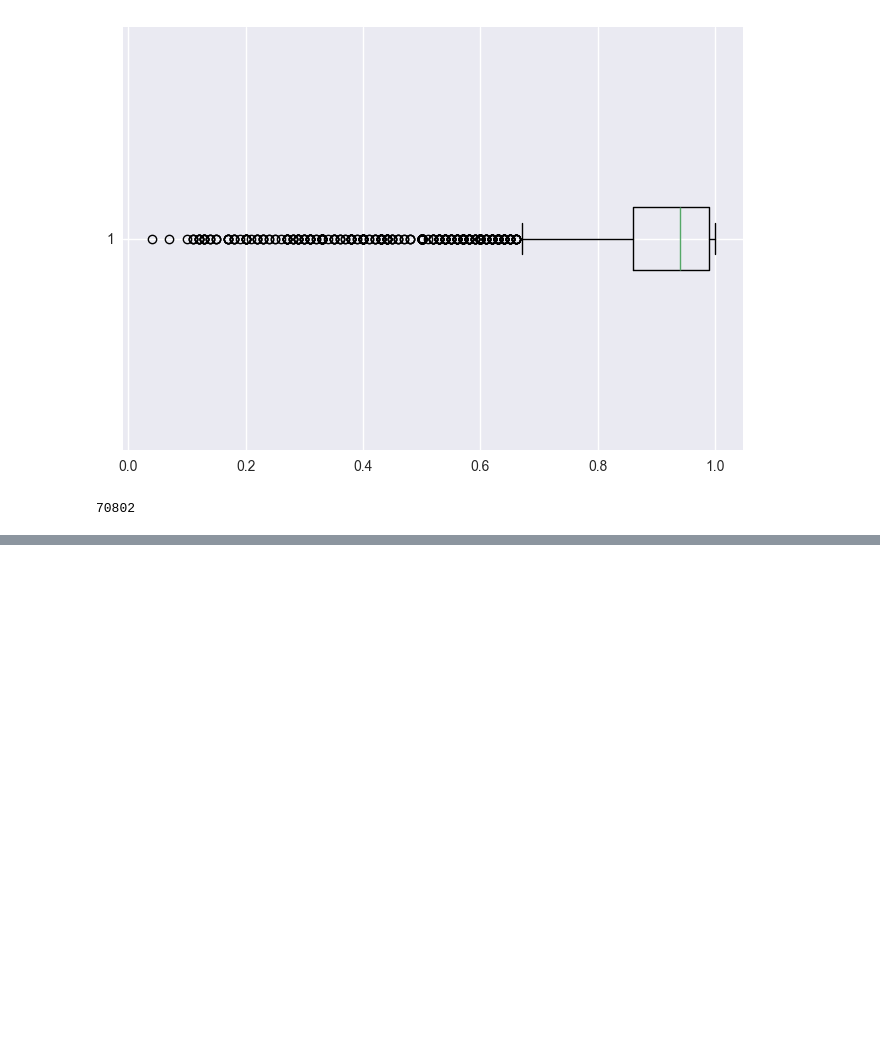
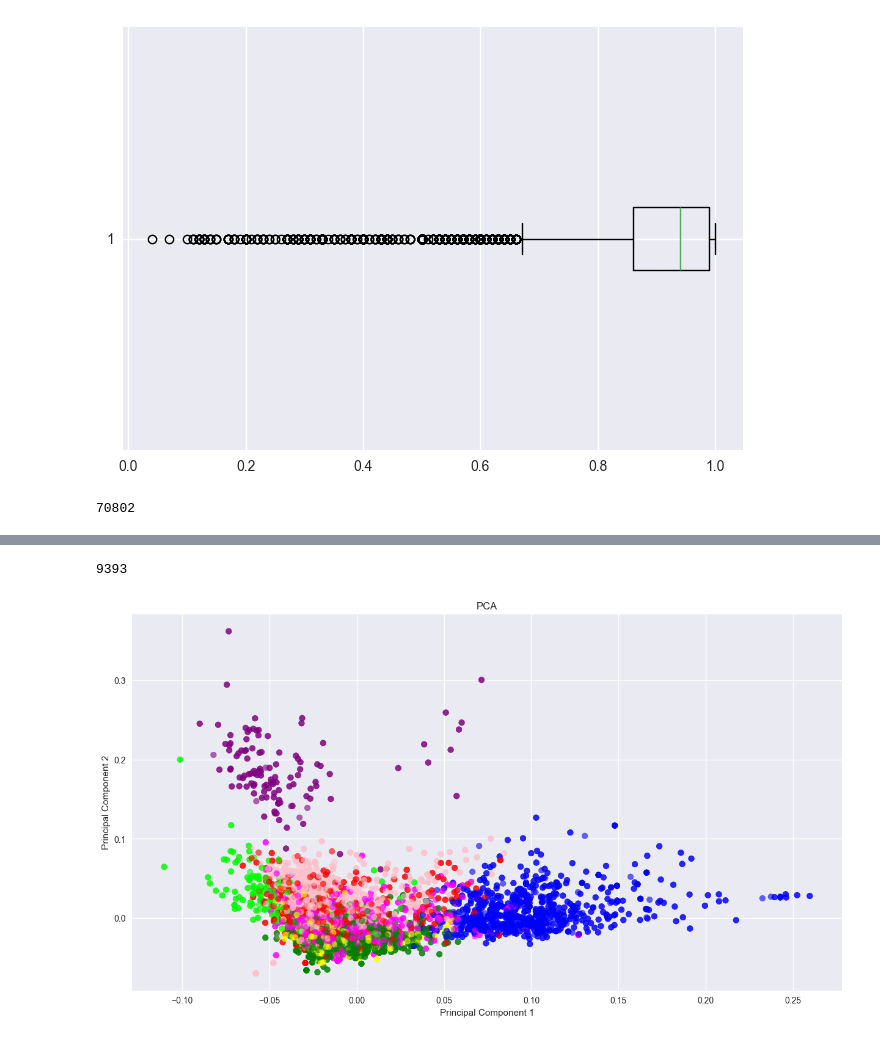
Before and after one commit to mlgomez0/advanced_python_project, a Jupyter notebook: notebooks/climate_change_visualizations.ipynb, the cells around one changed output, grey strips where cells are left out. Saved outputs shown, nothing was run; the diff lists cells and outputs as text; code cells hidden in the pictures; blank space fills up the shorter version.

Commit message:
KMeans clusted created with PCA

```diff
--- a/notebooks/climate_change_visualizations.ipynb
+++ b/notebooks/climate_change_visualizations.ipynb
@@ -170,0 +173,9 @@ plt.show()
+# %%
+import numpy as np
+from sklearn.feature_extraction.text import TfidfVectorizer
+
+text_data = df['Title']
+
+tfidf = TfidfVectorizer(ngram_range=(1, 3))
+feature_matrix = tfidf.fit_transform(text_data)
+arr = feature_matrix.toarray()
@@ -170,0 +192,29 @@ plt.show()
+# %%
+from sklearn.cluster import KMeans
+
+kmeans = KMeans(8)
+
+y_clusters = kmeans.fit_predict(arr)
+# %%
+colors = np.array(['red', 'blue', 'pink', 'magenta', 'lime', 'purple', 'green', 'yellow'])
+# %%
+from sklearn.decomposition import PCA
+
+pca = PCA(n_components=2)
+result = pca.fit_transform(arr)
+# %%
+len(result[:,0])
+# %% [output]
+9393
+# %%
+import matplotlib.pyplot as plt
+
+plt.figure(figsize=(15, 8))
+plt.scatter(result[:,0], result[:,1], alpha=0.6, c=colors[y_clusters])
+plt.title('PCA')
+plt.xlabel('Principal Component 1')
+plt.ylabel('Principal Component 2')
+plt.grid(True)
+plt.show()
+# %% [output]
+[figure, added]
```
Also changed, not shown: parts of 3 cells of this notebook.
